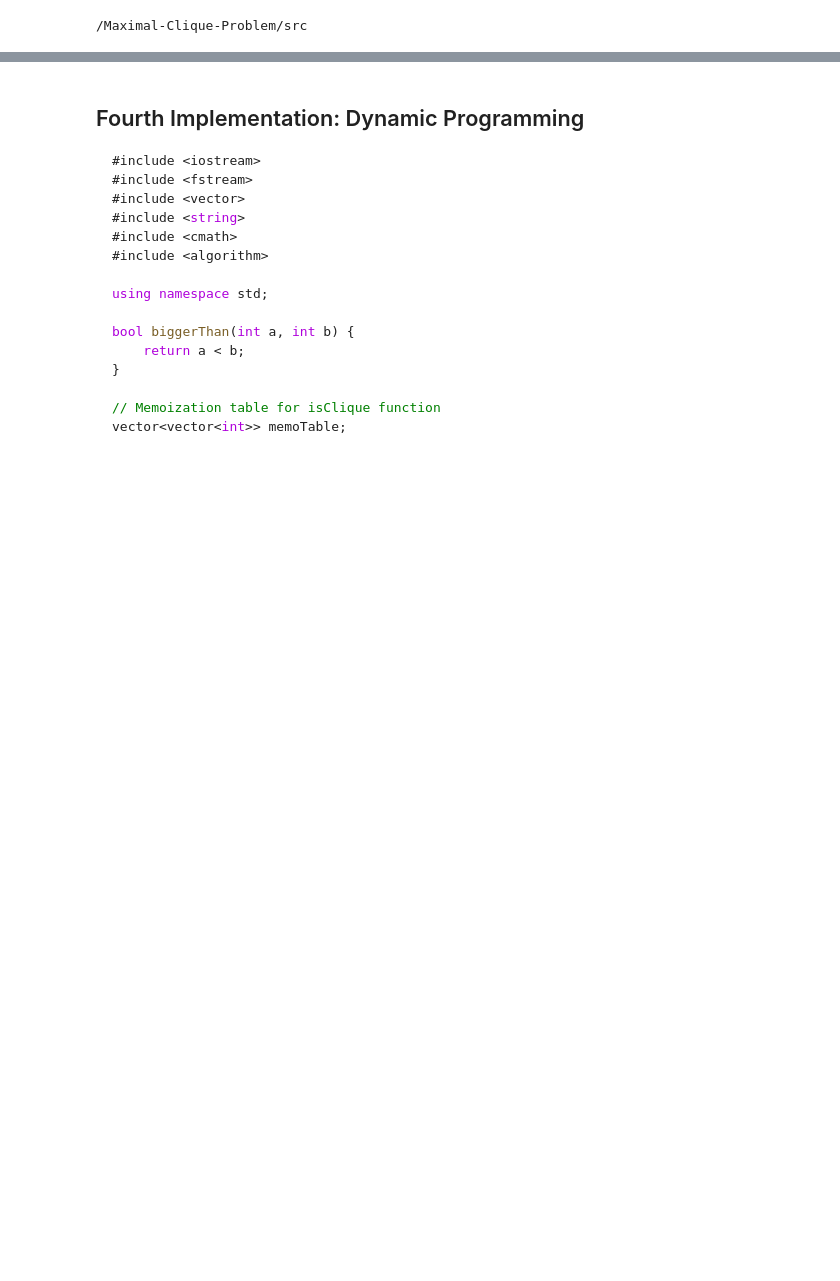
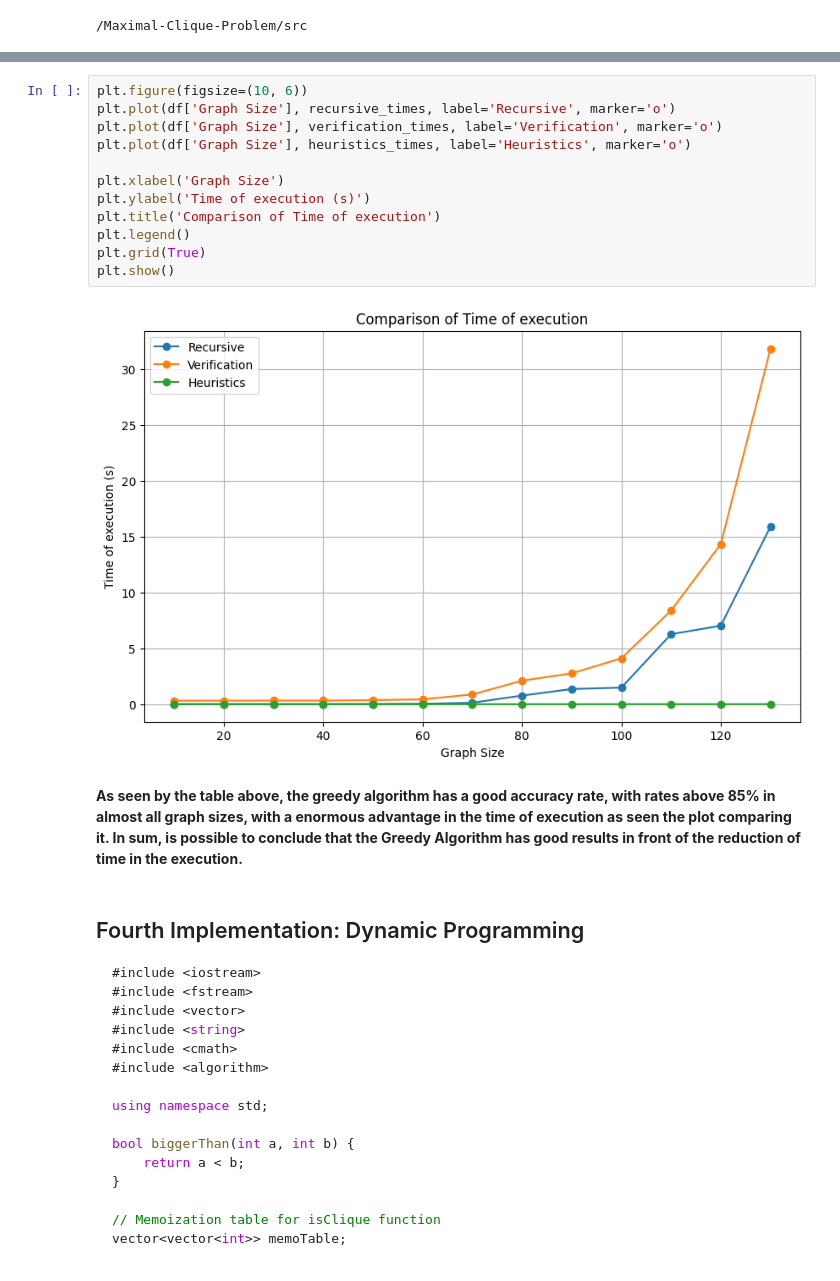
Before and after one commit to matheus-1618/Maximal-Clique-Problem, a Jupyter notebook: src/Report.ipynb, the cells around one changed output, grey strips where cells are left out. Saved outputs shown, nothing was run; the diff lists cells and outputs as text; blank space fills up the shorter version.

```diff
--- a/src/Report.ipynb
+++ b/src/Report.ipynb
@@ -331,3 +486,19 @@ int main() {
+# %%
+plt.figure(figsize=(10, 6))
+plt.plot(df['Graph Size'], recursive_times, label='Recursive', marker='o')
+plt.plot(df['Graph Size'], verification_times, label='Verification', marker='o')
+plt.plot(df['Graph Size'], heuristics_times, label='Heuristics', marker='o')
+
+plt.xlabel('Graph Size')
+plt.ylabel('Time of execution (s)')
+plt.title('Comparison of Time of execution')
+plt.legend()
+plt.grid(True)
+plt.show()
+# %% [output]
+[figure, added]
+# %% [markdown]
+**As seen by the table above, the greedy algorithm  has a good accuracy rate, with rates above 85% in almost all graph sizes, with a enormous advantage in the time of execution as seen the plot comparing it. In sum, is possible to conclude that the Greedy Algorithm has good results in front of the reduction of time in the execution.**
 # %% [markdown]
 ## Fourth Implementation: Dynamic Programming
 
```
Also changed, not shown: parts of 22 cells of this notebook.
